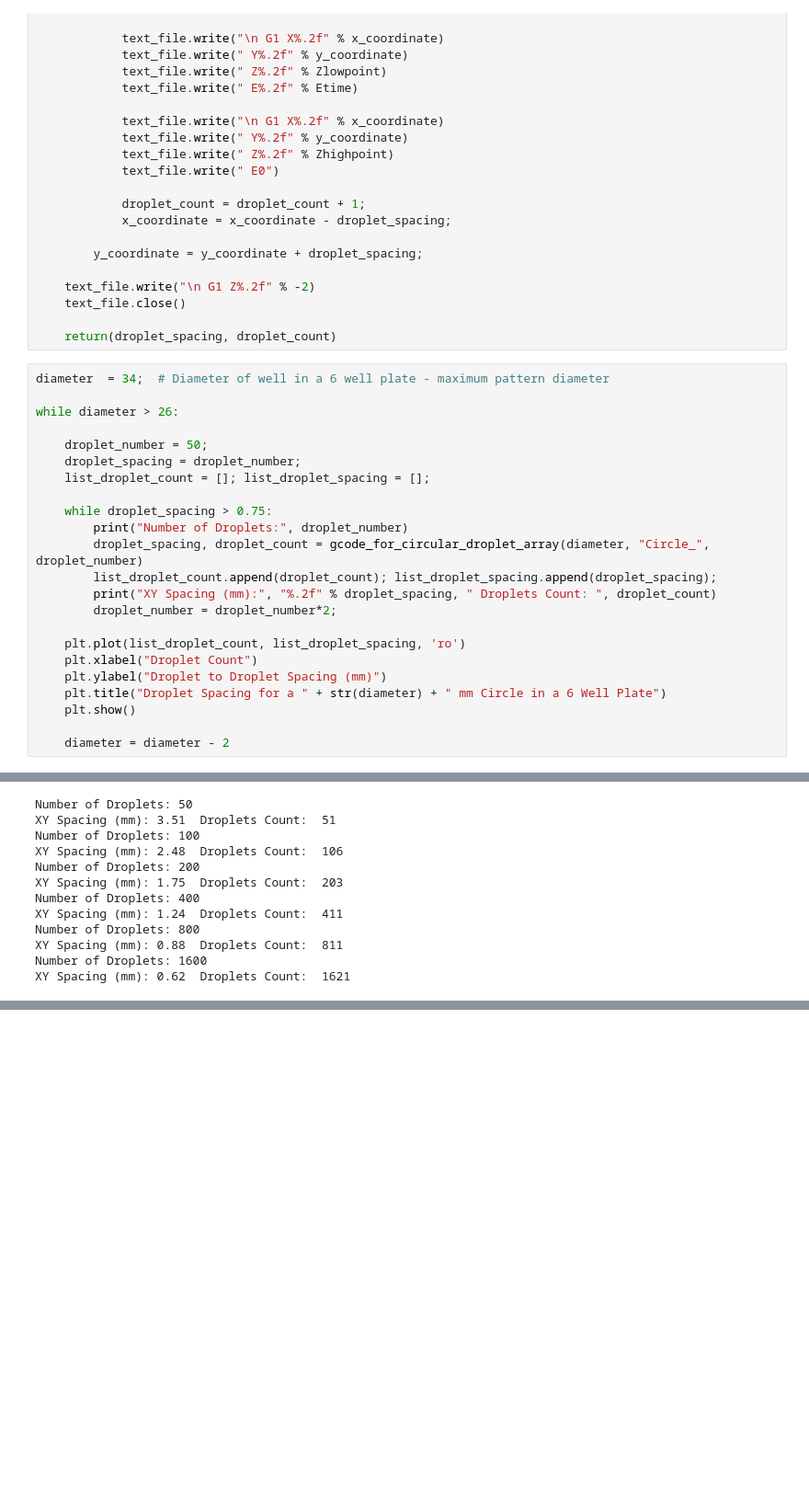
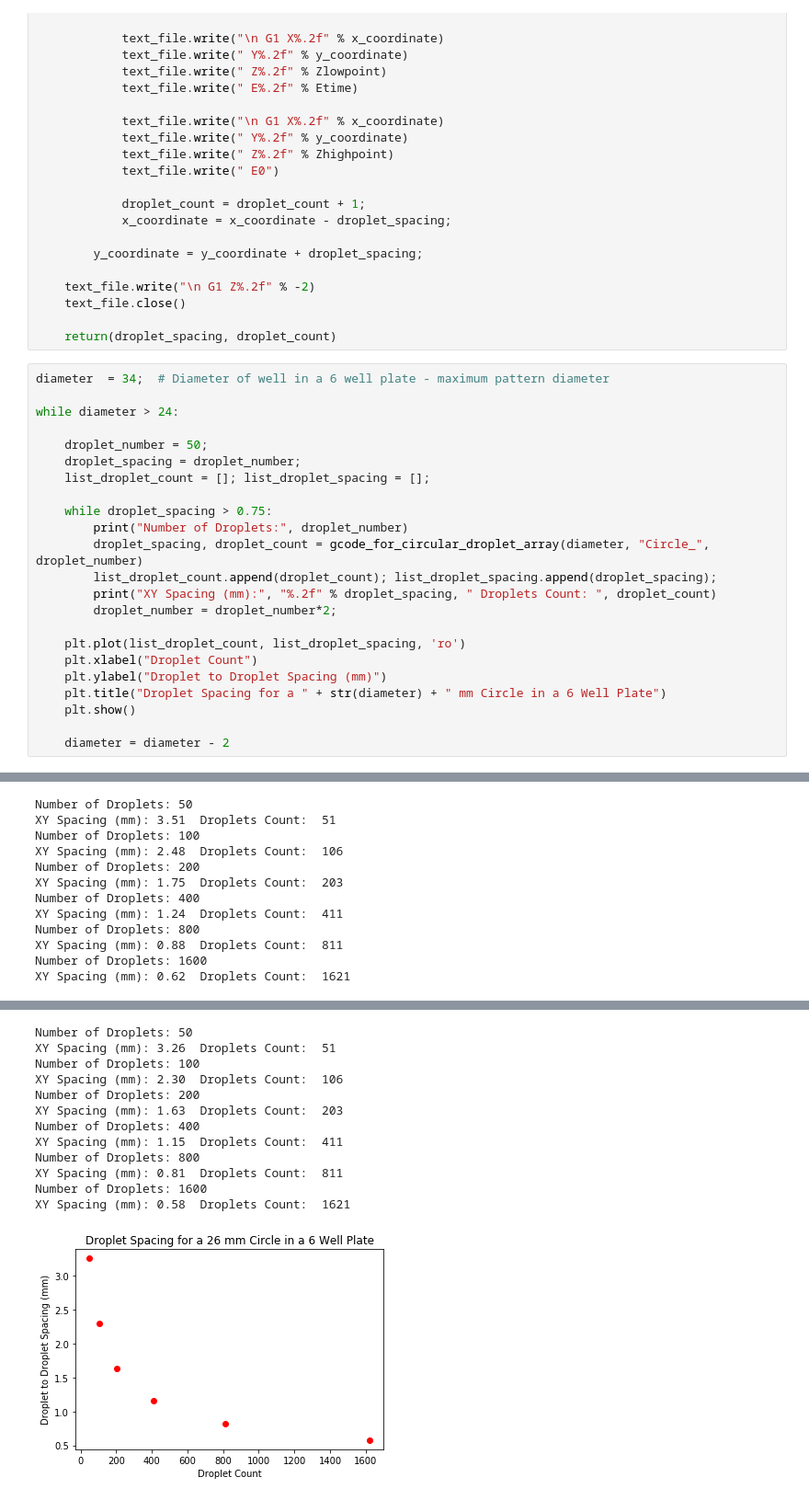
Before and after one commit to jesnyder/Additive_Manufacturing, a Jupyter notebook: GCODE/Droplet Array/Gcode for Droplets in Circle Based on Droplet Number.ipynb, the cells around one changed output, grey strips where cells are left out. Shown: that part at 92% size. Cells and saved outputs as stored; diff of their text form; blank space fills up the shorter version.

```diff
--- a/GCODE/Droplet Array/Gcode for Droplets in Circle Based on Droplet Number.ipynb
+++ b/GCODE/Droplet Array/Gcode for Droplets in Circle Based on Droplet Number.ipynb
@@ -73,7 +73,7 @@ def gcode_for_circular_droplet_array(diameter, name, droplet_number):
 # %%
 diameter  = 34;  # Diameter of well in a 6 well plate - maximum pattern diameter
 
-while diameter > 26:
+while diameter > 24:
 
     droplet_number = 50;
     droplet_spacing = droplet_number;
@@ -121,30 +121,43 @@ Number of Droplets: 800
 XY Spacing (mm): 1.00  Droplets Count:  811
 Number of Droplets: 1600
 XY Spacing (mm): 0.71  Droplets Count:  1621
 [figure]
 Number of Droplets: 50
 XY Spacing (mm): 3.76  Droplets Count:  51
 Number of Droplets: 100
 XY Spacing (mm): 2.66  Droplets Count:  106
 Number of Droplets: 200
 XY Spacing (mm): 1.88  Droplets Count:  203
 Number of Droplets: 400
 XY Spacing (mm): 1.33  Droplets Count:  411
 Number of Droplets: 800
 XY Spacing (mm): 0.94  Droplets Count:  811
 Number of Droplets: 1600
 XY Spacing (mm): 0.66  Droplets Count:  1621
 [figure]
 Number of Droplets: 50
 XY Spacing (mm): 3.51  Droplets Count:  51
 Number of Droplets: 100
 XY Spacing (mm): 2.48  Droplets Count:  106
 Number of Droplets: 200
 XY Spacing (mm): 1.75  Droplets Count:  203
 Number of Droplets: 400
 XY Spacing (mm): 1.24  Droplets Count:  411
 Number of Droplets: 800
 XY Spacing (mm): 0.88  Droplets Count:  811
 Number of Droplets: 1600
 XY Spacing (mm): 0.62  Droplets Count:  1621
 [figure]
+Number of Droplets: 50
+XY Spacing (mm): 3.26  Droplets Count:  51
+Number of Droplets: 100
+XY Spacing (mm): 2.30  Droplets Count:  106
+Number of Droplets: 200
+XY Spacing (mm): 1.63  Droplets Count:  203
+Number of Droplets: 400
+XY Spacing (mm): 1.15  Droplets Count:  411
+Number of Droplets: 800
+XY Spacing (mm): 0.81  Droplets Count:  811
+Number of Droplets: 1600
+XY Spacing (mm): 0.58  Droplets Count:  1621
+[figure, added]
```
